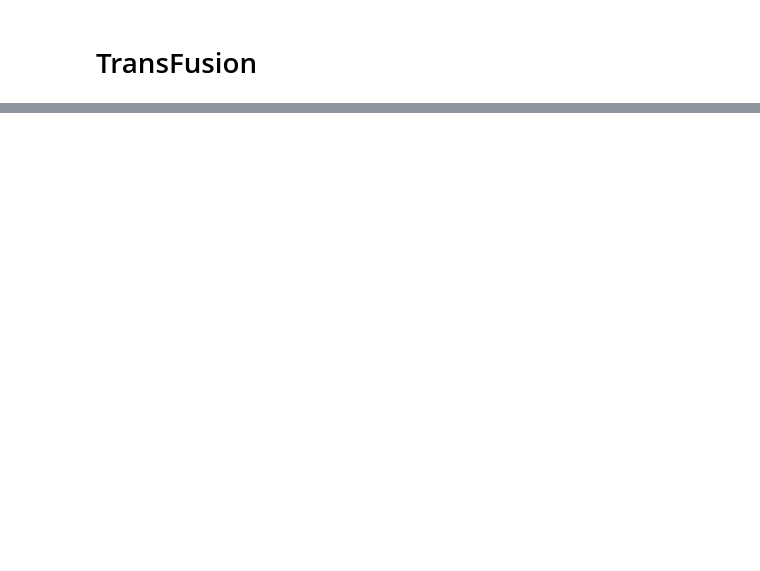
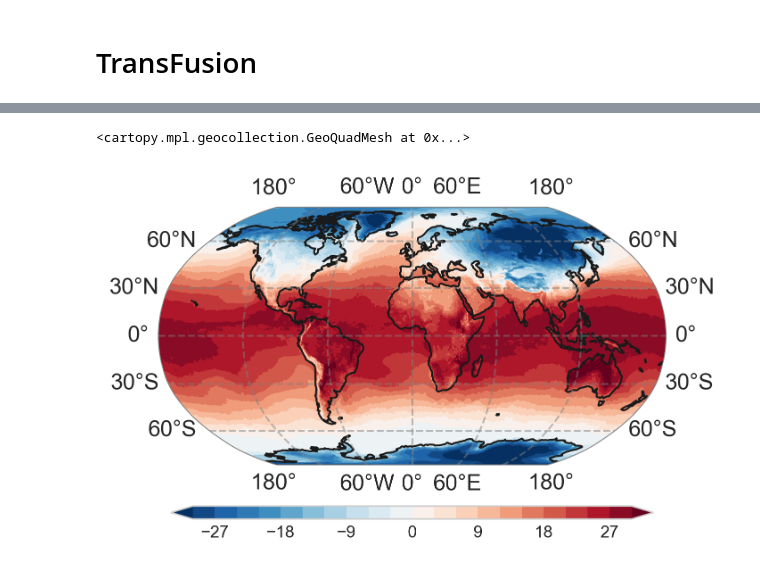
Before and after one commit to GISWLH/e2e_constrain, a Jupyter notebook: code/test.ipynb, the cells around one changed output, grey strips where cells are left out. Drawn from its saved outputs; the diff is of its cells as text; code cells hidden in the pictures; blank space fills up the shorter version.

```diff
--- a/code/test.ipynb
+++ b/code/test.ipynb
@@ -1540,0 +2074,18 @@ Optimized system with cached station info ready!
+# %%
+import xarray as xr
+import numpy as np
+
+# Open the dataset
+temp = xr.open_dataset('/data/lhwang/npy/temp.nc', engine='netcdf4')
+t2m_data = current_state[0, 3, :, :].cpu().numpy() #grid_forecast_np[0, 3, :, :]
+
+# Create DataArray with same coordinates as template
+t2m = xr.DataArray(
+    t2m_data,
+    coords={
+        'lat': temp.lat,
+        'lon': temp.lon
+    },
+    dims=['lat', 'lon'],
+    name='t2m'
+)
@@ -1540,0 +2108,14 @@ Optimized system with cached station info ready!
+# %%
+import xarray as xr
+from utils import plot
+import matplotlib.pyplot as plt
+import cartopy.crs as ccrs
+import numpy as np
+fig = plt.figure(figsize=(5, 2.5))
+proj = ccrs.Robinson() #ccrs.Robinson()ccrs.Mollweide()Mollweide()
+ax = fig.add_subplot(111, projection=proj)
+levels = np.linspace(-30, 30, num=21)
+plot.one_map_global_line(t2m, ax, levels=levels, cmap="RdBu_r",  mask_ocean=False, add_coastlines=True, add_land=True,  colorbar=True, plotfunc="pcolormesh")
+# %% [output]
+<cartopy.mpl.geocollection.GeoQuadMesh at 0x...>
+[figure, added]
```
Also changed, not shown: parts of 25 cells of this notebook, 3 other files.
